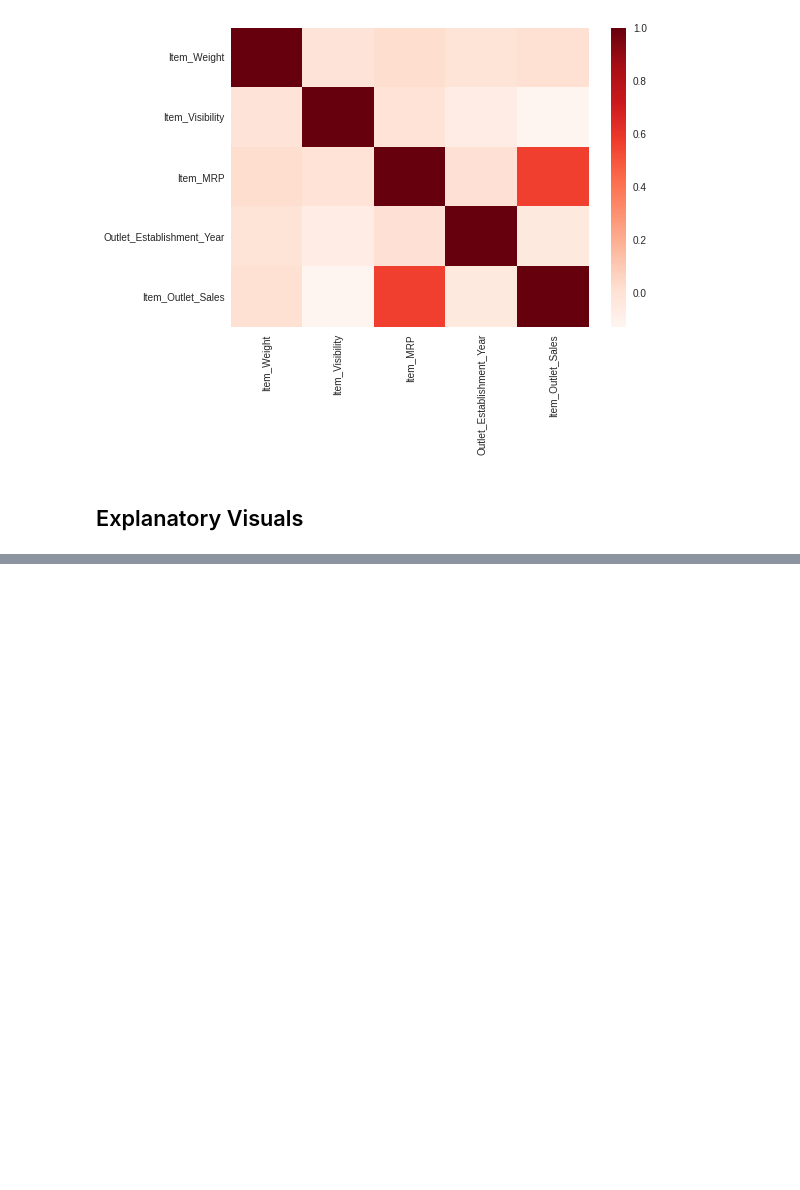
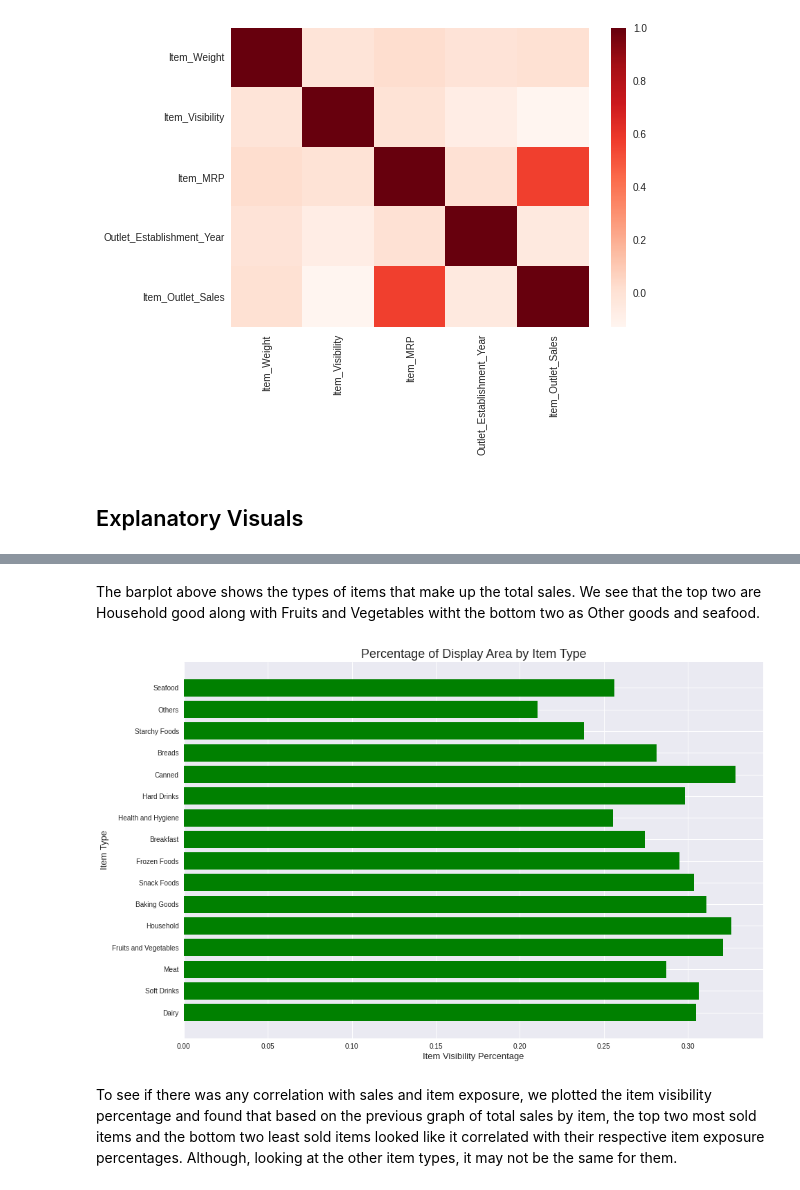
Before and after one commit to cipalisoc/Predictive-Modeling-Sales-Projections, a Jupyter notebook: CodingDojo_Project_1.ipynb, the cells around one changed output, grey strips where cells are left out. Cells and saved outputs as stored; diff of their text form; code cells hidden in the pictures; blank space fills up the shorter version.

```diff
--- a/CodingDojo_Project_1.ipynb
+++ b/CodingDojo_Project_1.ipynb
@@ -250,0 +265,16 @@ sns.heatmap(corr , cmap = 'Reds');
+# %% [markdown]
+The barplot above shows the types of items that make up the total sales. We see that the top two are Household good along with Fruits and Vegetables witht the bottom two as Other goods and seafood.
+# %%
+# Barplot showing item type and visibility
+vis = data_frame['Item_Visibility']
+
+fig = plt.figure(figsize=(15,10))
+plt.style.use('seaborn')
+plt.xlabel('Item Visibility Percentage' , fontsize=13)
+plt.ylabel('Item Type' , fontsize=13)
+plt.title('Percentage of Display Area by Item Type' , fontsize=18)
+plt.barh(Item, vis, color='green');
+# %% [output]
+[figure, added]
+# %% [markdown]
+To see if there was any correlation with sales and item exposure, we plotted the item visibility percentage and found that based on the previous graph of total sales by item, the top two most sold items and the bottom two least sold items looked like it correlated with their respective item exposure percentages. Although, looking at the other item types, it may not be the same for them.
```
Also changed, not shown: parts of 2 cells of this notebook.
